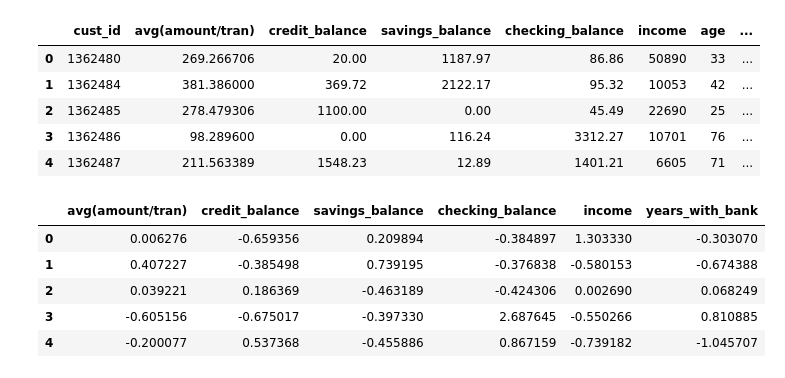
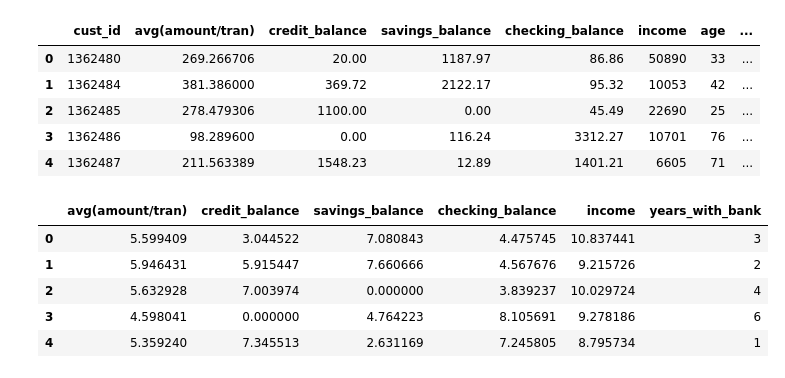
Before and after one commit to tombra1984/LHL-ClusteringProject, a Jupyter notebook: banking_cluster.ipynb, the cells around one changed output. Saved outputs shown, nothing was run; the diff lists cells and outputs as text; code cells hidden in the pictures.

Commit message:
finished banking behavior clustering notebook

```diff
--- a/banking_cluster.ipynb
+++ b/banking_cluster.ipynb
@@ -24,15 +32,19 @@ cluster_data.head()
 # %%
 # Prepare data for banking behavior clustering
 # Drop customer id, age, number of children, gender, city name
 banking_data_raw = cluster_data.drop(columns=['cust_id', 'age', 'nbr_children', 'gender', 'city_name'])
-# Create columns for TODO
+# Log1p transform to avoid infinities
+banking_data_log = banking_data_raw.copy()
+financial_cols = [col for col in banking_data_raw.columns if col != 'years_with_bank']
+banking_data_log[financial_cols] = banking_data_raw[financial_cols].apply(np.log1p)
+banking_data_log.head()
 # %% [output]
 |  | avg(amount/tran) | credit_balance | savings_balance | checking_balance | income | years_with_bank |
-| 0 | 0.006276 | -0.659356 | 0.209894 | -0.384897 | 1.303330 | -0.303070 |
-| 1 | 0.407227 | -0.385498 | 0.739195 | -0.376838 | -0.580153 | -0.674388 |
-| 2 | 0.039221 | 0.186369 | -0.463189 | -0.424306 | 0.002690 | 0.068249 |
-| 3 | -0.605156 | -0.675017 | -0.397330 | 2.687645 | -0.550266 | 0.810885 |
-| 4 | -0.200077 | 0.537368 | -0.455886 | 0.867159 | -0.739182 | -1.045707 |
+| 0 | 5.599409 | 3.044522 | 7.080843 | 4.475745 | 10.837441 | 3 |
+| 1 | 5.946431 | 5.915447 | 7.660666 | 4.567676 | 9.215726 | 2 |
+| 2 | 5.632928 | 7.003974 | 0.000000 | 3.839237 | 10.029724 | 4 |
+| 3 | 4.598041 | 0.000000 | 4.764223 | 8.105691 | 9.278186 | 6 |
+| 4 | 5.359240 | 7.345513 | 2.631169 | 7.245805 | 8.795734 | 1 |
 # %%
 # Scale remaining columns
 scaler = StandardScaler().set_output(transform='pandas')
```
Also changed, not shown: parts of 18 cells of this notebook.
